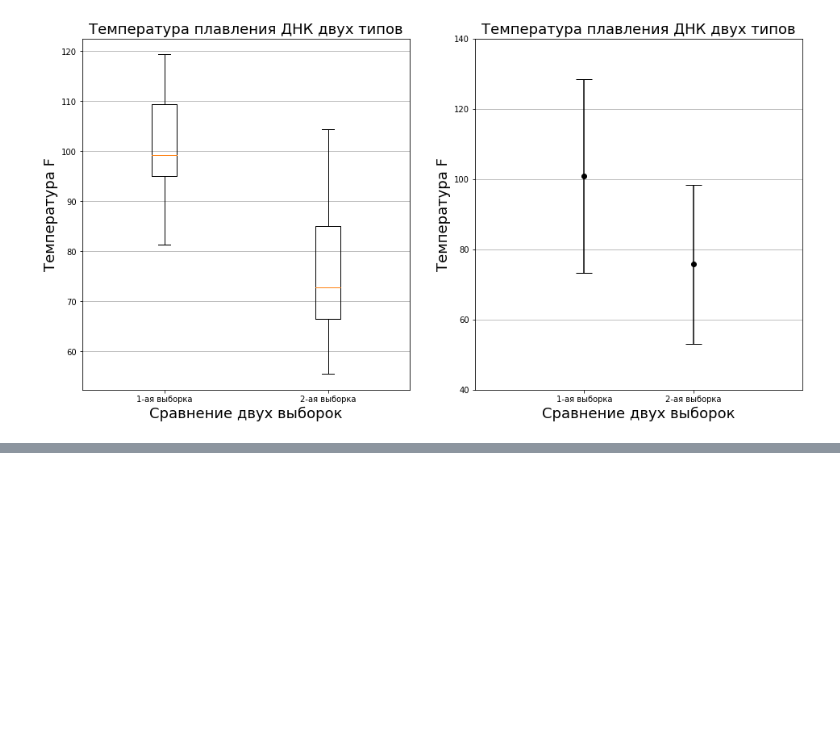
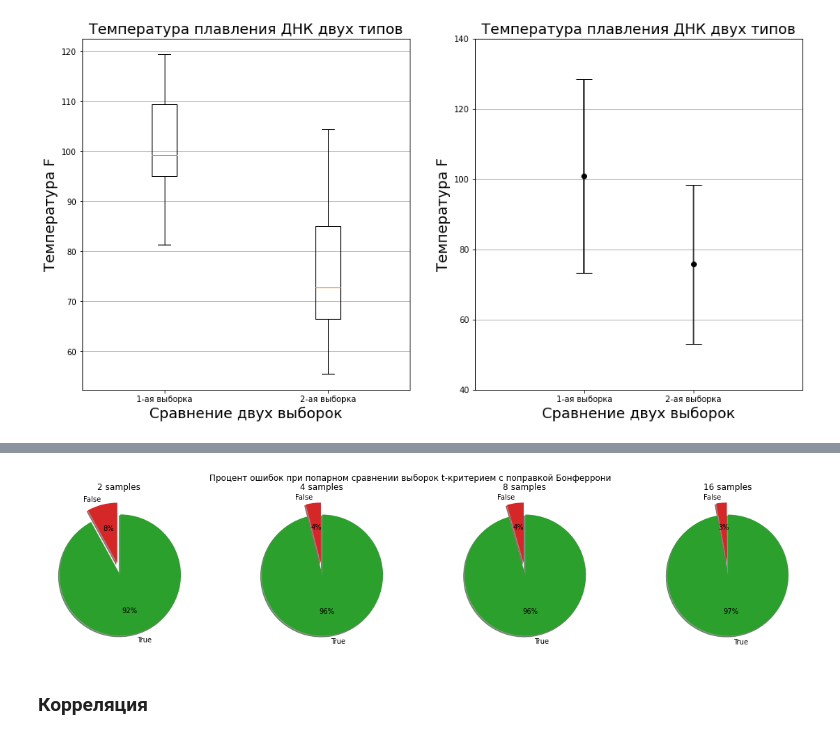
Before and after one commit to AndrewSalygin/data_analysis_practice, a Jupyter notebook: Data analysis practice.ipynb, the cells around one changed output, grey strips where cells are left out. Saved outputs shown, nothing was run; the diff lists cells and outputs as text; code cells hidden in the pictures; blank space fills up the shorter version.

```diff
--- a/Data analysis practice.ipynb
+++ b/Data analysis practice.ipynb
@@ -492,0 +486,13 @@ cor3: -0.57
+# %%
+fig, axs = plt.subplots(ncols=4, figsize=(20, 4))
+n_samples = [2, 4, 8, 16]
+fig.suptitle('Процент ошибок при попарном сравнении выборок t-критерием с поправкой Бонферрони')
+
+for n, ax in zip(n_samples, axs):
+    alpha = 0.05/((n*(n-1))/2)
+    pair_t_test(250, n, 100, ax, alpha)
+    ax.set_title(f'{n} samples')
+# %% [output]
+[figure, added]
+# %% [markdown]
+### Корреляция
```
Also changed, not shown: parts of 30 cells of this notebook.
